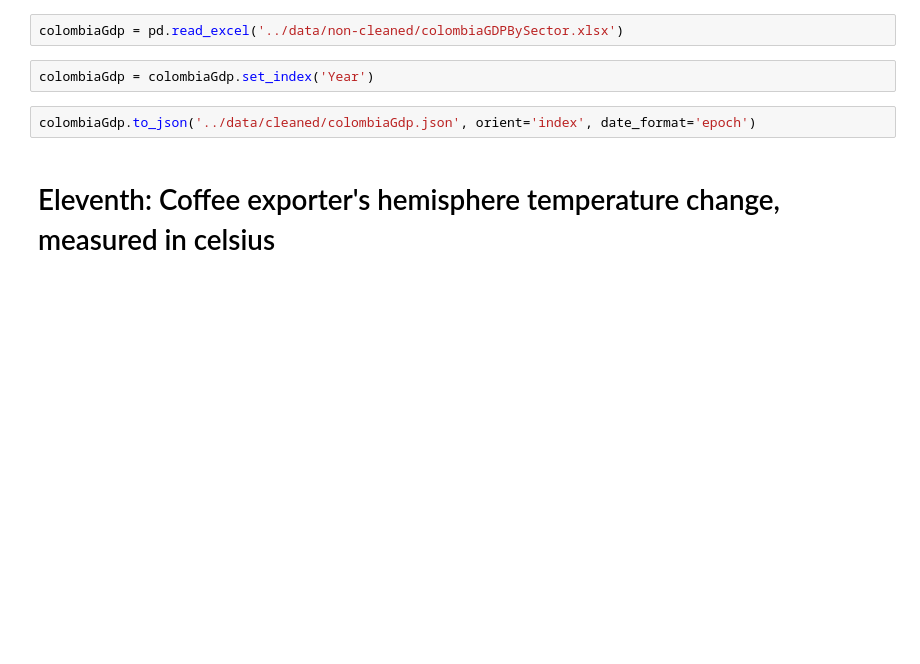
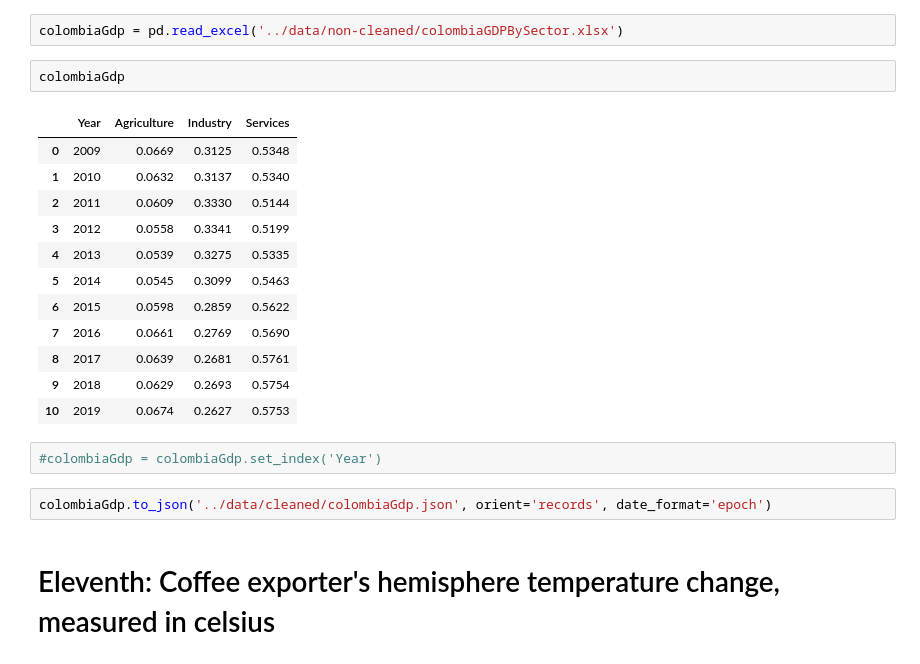
Before and after one commit to rockdonald2/coffeeCrisisViz, a Jupyter notebook: static/python/cleanData.ipynb, the cells around one changed output. Cells and saved outputs as stored; diff of their text form; blank space fills up the shorter version.

```diff
--- a/static/python/cleanData.ipynb
+++ b/static/python/cleanData.ipynb
@@ -393,10 +393,25 @@ monthlyProduction.to_json('../data/cleaned/colombianMonthlyProduction.json', ori
 # Tenth: Colombia GDP by sector
 # %%
 colombiaGdp = pd.read_excel('../data/non-cleaned/colombiaGDPBySector.xlsx')
+# %%
+colombiaGdp
+# %% [output]
+|  | Year | Agriculture | Industry | Services |
+| 0 | 2009 | 0.0669 | 0.3125 | 0.5348 |
+| 1 | 2010 | 0.0632 | 0.3137 | 0.5340 |
+| 2 | 2011 | 0.0609 | 0.3330 | 0.5144 |
+| 3 | 2012 | 0.0558 | 0.3341 | 0.5199 |
+| 4 | 2013 | 0.0539 | 0.3275 | 0.5335 |
+| 5 | 2014 | 0.0545 | 0.3099 | 0.5463 |
+| 6 | 2015 | 0.0598 | 0.2859 | 0.5622 |
+| 7 | 2016 | 0.0661 | 0.2769 | 0.5690 |
+| 8 | 2017 | 0.0639 | 0.2681 | 0.5761 |
+| 9 | 2018 | 0.0629 | 0.2693 | 0.5754 |
+| 10 | 2019 | 0.0674 | 0.2627 | 0.5753 |
 # %%
-colombiaGdp = colombiaGdp.set_index('Year')
+#colombiaGdp = colombiaGdp.set_index('Year')
 # %%
-colombiaGdp.to_json('../data/cleaned/colombiaGdp.json', orient='index', date_format='epoch')
+colombiaGdp.to_json('../data/cleaned/colombiaGdp.json', orient='records', date_format='epoch')
 # %% [markdown]
 # Eleventh: Coffee exporter's hemisphere temperature change, measured in celsius
 # %%
```
Also changed, not shown: 15 other files.
